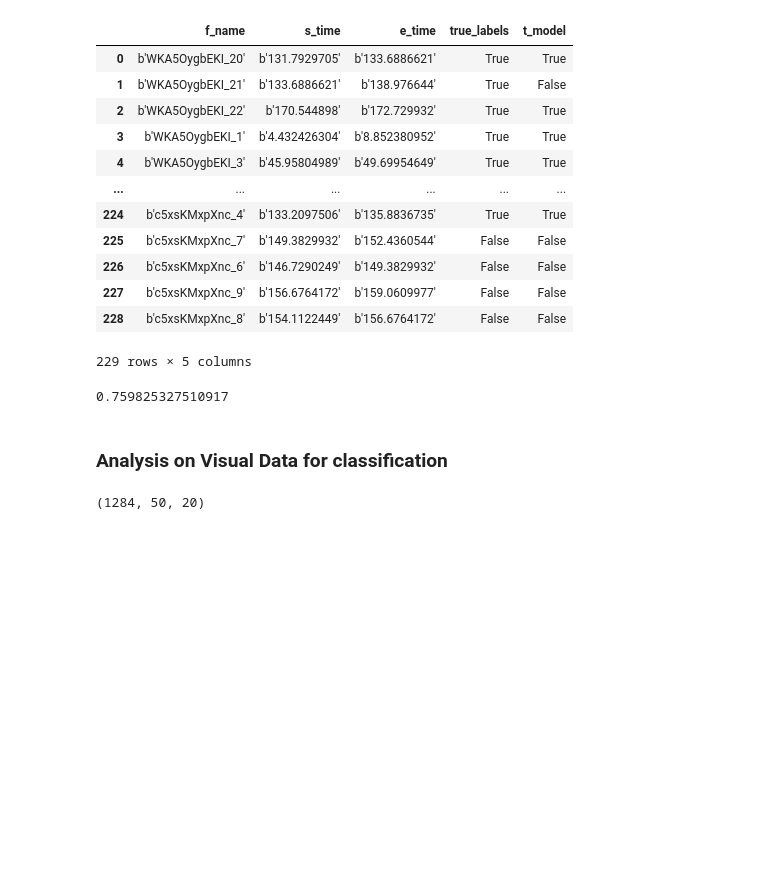
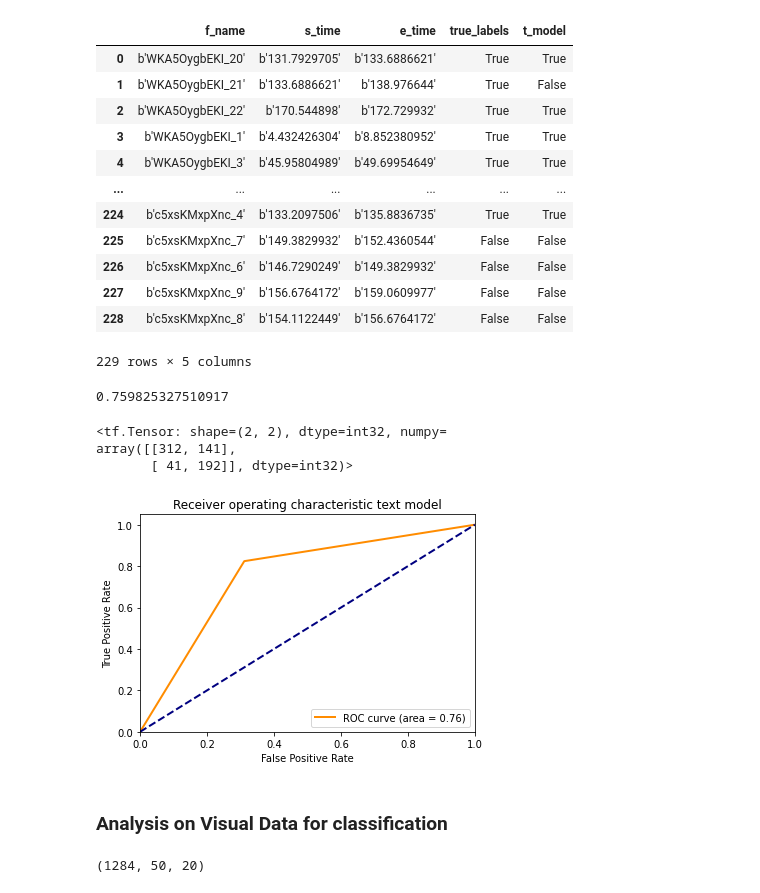
Before and after one commit to ayushabhinav/SentimentalAnalysis, a Jupyter notebook: Sentimental_Analysis_CMU_MOSI.ipynb, the cells around one changed output. Drawn from its saved outputs; the diff is of its cells as text; code cells hidden in the pictures; blank space fills up the shorter version.

```diff
--- a/Sentimental_Analysis_CMU_MOSI.ipynb
+++ b/Sentimental_Analysis_CMU_MOSI.ipynb
@@ -62,6 +66,8 @@ dict_keys(['valid', 'test', 'train'])
 data_train = data['train']
 data_test = data['test']
 data_valid = data['valid']
+# %%
+data_test_label_actual = np.squeeze(data_test['labels'] > 0.5)
 # %%
 data_train.keys()
 # %% [output]
@@ -658,6 +664,34 @@ valid_data_df
 sum(valid_data_df.true_labels == valid_data_df.t_model) / valid_data_df.t_model.count()
 # %% [output]
 0.759825327510917
+# %%
+#confusion matrix
+t_model_test_pred = t_model.predict(data_test['text'])[:,1] > 0.5
+tf.math.confusion_matrix(data_test_label_actual, t_model_test_pred, 2)
+# %% [output]
+<tf.Tensor: shape=(2, 2), dtype=int32, numpy=
+array([[312, 141],
+       [ 41, 192]], dtype=int32)>
+# %%
+# roc curve
+tpr, fpr, threshold = metrics.roc_curve(data_test_label_actual, t_model_test_pred)
+roc_auc = metrics.roc_auc_score(data_test_label_actual, t_model_test_pred)
+# %%
+lw= 2
+plt.plot(tpr,fpr,color="darkorange",
+    lw=lw,
+    label="ROC curve (area = %0.2f)" % roc_auc
+  )
+plt.plot([0,1], [0,1], color="navy", lw=lw, linestyle="--")
+plt.xlim([0.0, 1.0])
+plt.ylim([0.0, 1.05])
+plt.xlabel("False Positive Rate")
+plt.ylabel("True Positive Rate")
+plt.title("Receiver operating characteristic text model")
+plt.legend(loc="lower right")
+plt.show()
+# %% [output]
+[figure, added]
 # %% [markdown]
 ### Analysis on Visual Data for classification
 # %%
```
Also changed, not shown: parts of 49 cells of this notebook.
